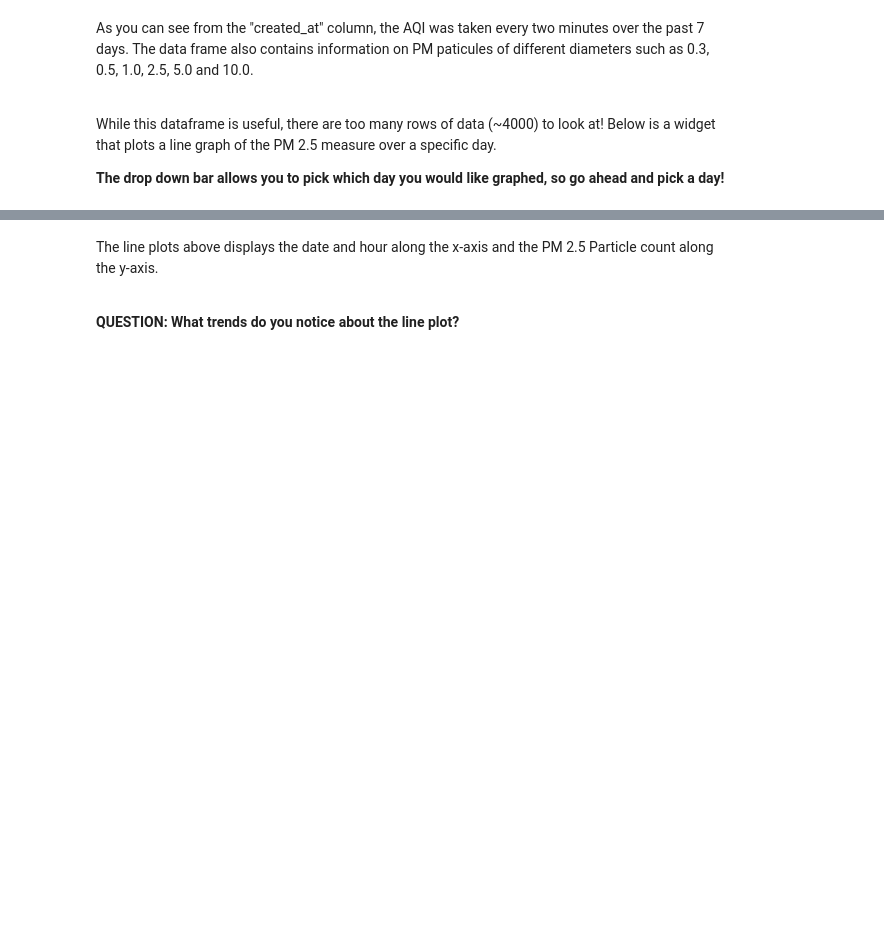
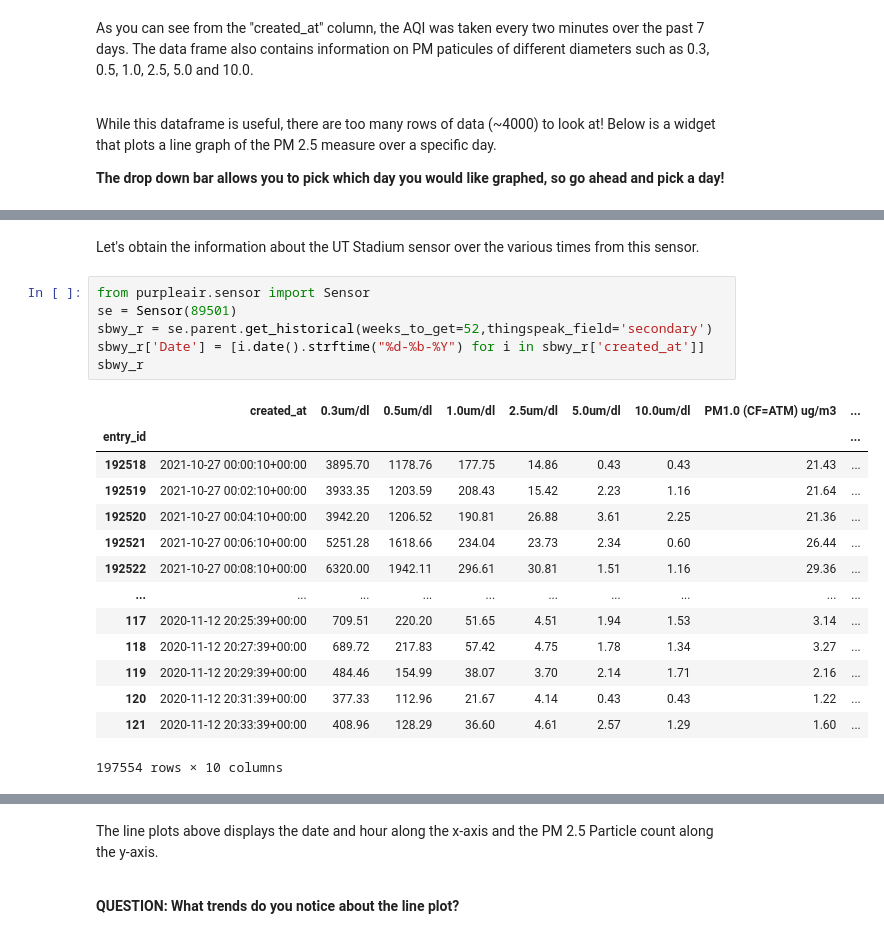
Before and after one commit to ds-modules/air-quality, a Jupyter notebook: Rio_Grande_AQI.ipynb, the cells around one changed output, grey strips where cells are left out. Saved outputs shown, nothing was run; the diff lists cells and outputs as text; blank space fills up the shorter version.

```diff
--- a/Rio_Grande_AQI.ipynb
+++ b/Rio_Grande_AQI.ipynb
@@ -262,0 +280,23 @@ interactive(children=(Dropdown(description='date', options=('24-Oct-2021', '25-O
+# %% [markdown]
+Let's obtain the information about the UT Stadium sensor over the various times from this sensor.
+# %%
+from purpleair.sensor import Sensor
+se = Sensor(89501)
+sbwy_r = se.parent.get_historical(weeks_to_get=52,thingspeak_field='secondary')
+sbwy_r['Date'] = [i.date().strftime("%d-%b-%Y") for i in sbwy_r['created_at']]
+sbwy_r
+# %% [output]
+|  | created_at | 0.3um/dl | 0.5um/dl | 1.0um/dl | 2.5um/dl | 5.0um/dl | 10.0um/dl | PM1.0 (CF=ATM) ug/m3 | ... |
+| entry_id |  |  |  |  |  |  |  |  | ... |
+| 192518 | 2021-10-27 00:00:10+00:00 | 3895.70 | 1178.76 | 177.75 | 14.86 | 0.43 | 0.43 | 21.43 | ... |
+| 192519 | 2021-10-27 00:02:10+00:00 | 3933.35 | 1203.59 | 208.43 | 15.42 | 2.23 | 1.16 | 21.64 | ... |
+| 192520 | 2021-10-27 00:04:10+00:00 | 3942.20 | 1206.52 | 190.81 | 26.88 | 3.61 | 2.25 | 21.36 | ... |
+| 192521 | 2021-10-27 00:06:10+00:00 | 5251.28 | 1618.66 | 234.04 | 23.73 | 2.34 | 0.60 | 26.44 | ... |
+| 192522 | 2021-10-27 00:08:10+00:00 | 6320.00 | 1942.11 | 296.61 | 30.81 | 1.51 | 1.16 | 29.36 | ... |
+| ... | ... | ... | ... | ... | ... | ... | ... | ... | ... |
+| 117 | 2020-11-12 20:25:39+00:00 | 709.51 | 220.20 | 51.65 | 4.51 | 1.94 | 1.53 | 3.14 | ... |
+| 118 | 2020-11-12 20:27:39+00:00 | 689.72 | 217.83 | 57.42 | 4.75 | 1.78 | 1.34 | 3.27 | ... |
+| 119 | 2020-11-12 20:29:39+00:00 | 484.46 | 154.99 | 38.07 | 3.70 | 2.14 | 1.71 | 2.16 | ... |
+| 120 | 2020-11-12 20:31:39+00:00 | 377.33 | 112.96 | 21.67 | 4.14 | 0.43 | 0.43 | 1.22 | ... |
+| 121 | 2020-11-12 20:33:39+00:00 | 408.96 | 128.29 | 36.60 | 4.61 | 2.57 | 1.29 | 1.60 | ... |
+197554 rows × 10 columns
```
Also changed, not shown: parts of 19 cells of this notebook.
